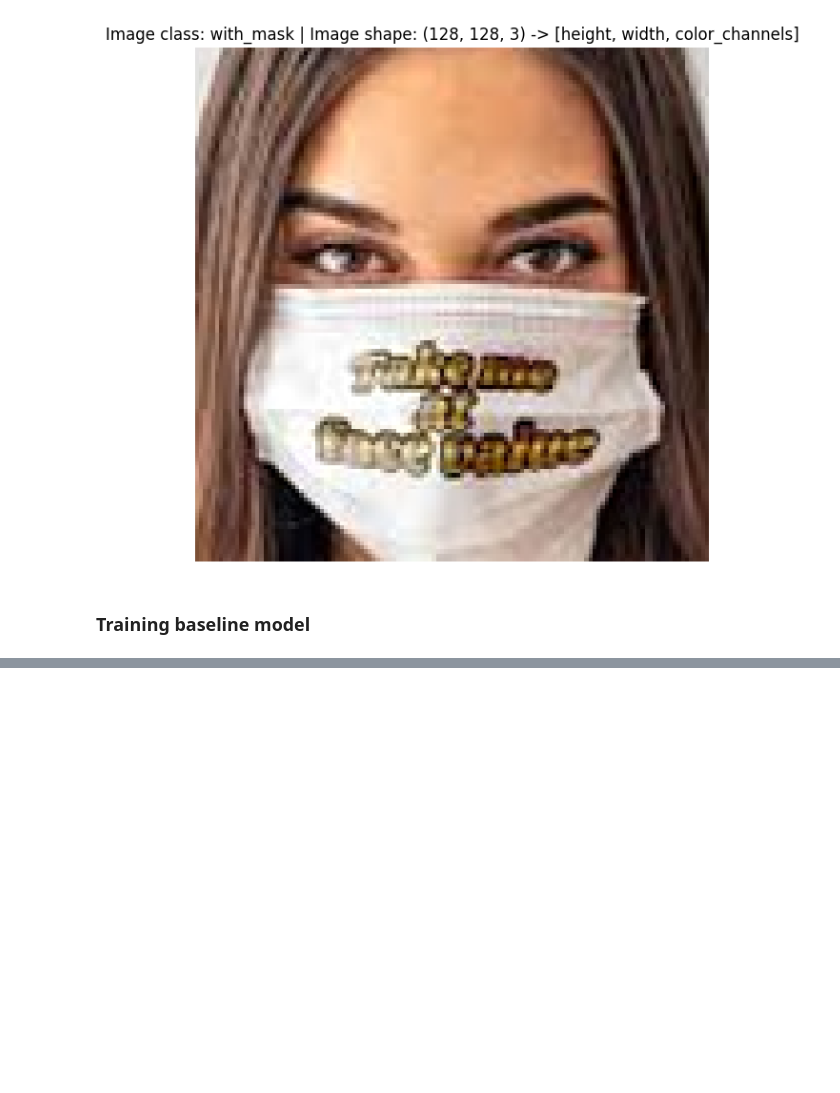
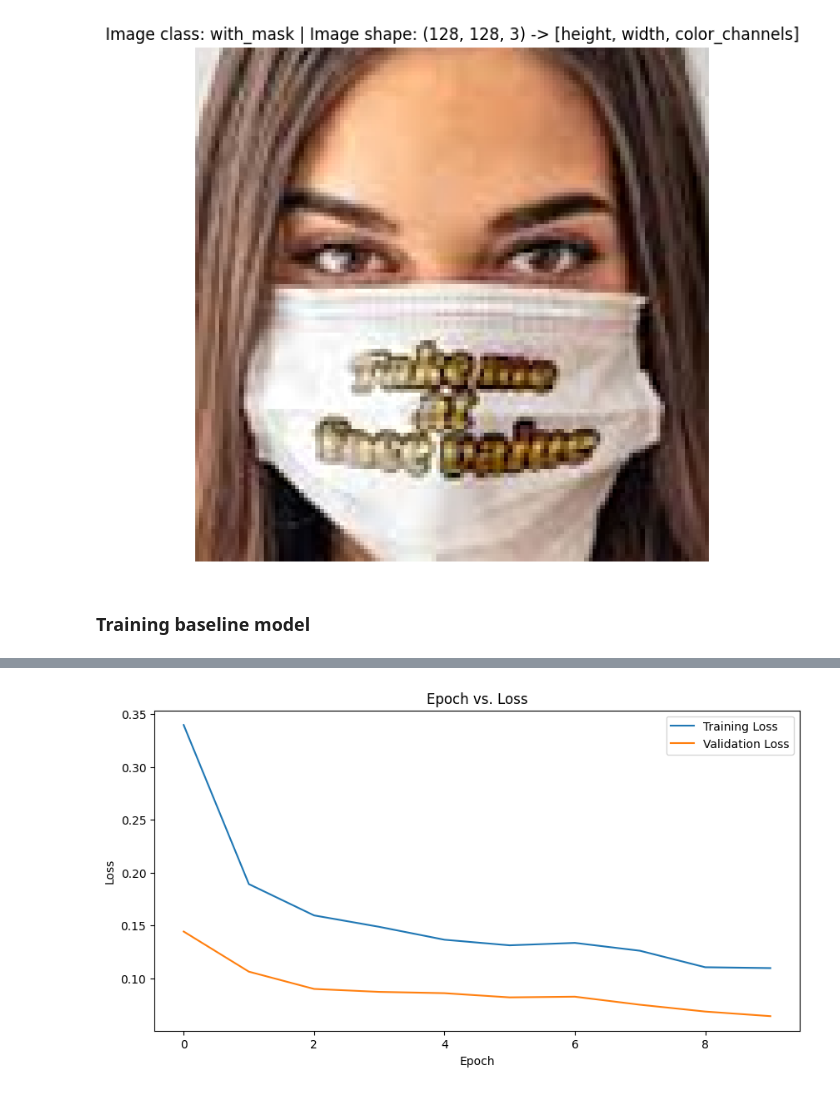
Before and after one commit to raymanhuang/YelpCamp1, a Jupyter notebook: APS360.ipynb, the cells around one changed output, grey strips where cells are left out. Cells and saved outputs as stored; diff of their text form; code cells hidden in the pictures; blank space fills up the shorter version.

```diff
--- a/APS360.ipynb
+++ b/APS360.ipynb
@@ -288,13 +262,3 @@ import torchvision.models as models
 import torchvision.transforms as transforms
 from torch.utils.data import DataLoader
 from torchvision.datasets import ImageFolder
-
-# Load the pre-trained MobileNetV2 model
-model = models.mobilenet_v2(pretrained=True)
-
-# Modify the classifier for binary classification
-model.classifier[1] = nn.Linear(model.last_channel, 2)
-
-# Loss & Optimizer
-criterion = nn.CrossEntropyLoss()
-optimizer = optim.Adam(model.parameters(), lr=0.001)
@@ -338,0 +284,56 @@ IndexError: ignored
+# %%
+ # Load the pre-trained MobileNetV2 model
+mobile_model = models.mobilenet_v2(pretrained=True)
+
+# Freeze the weights of the convolutional base
+for param in mobile_model.features.parameters():
+    param.requires_grad = False
+
+# Modify the classifier for 3 classes: No Mask, Mask, and Mask Improper
+mobile_model.classifier[1] = nn.Linear(mobile_model.last_channel, 3)
+# %%
+def train_model(model, train_loader, valid_loader, lr=0.001, num_epochs=10):
+    criterion = nn.CrossEntropyLoss()
+    optimizer = optim.Adam(model.classifier.parameters(), lr=lr)
+
+    train_losses = []
+    valid_losses = []
+
+    for epoch in range(num_epochs):
+        model.train()  # Set model to training mode
+        total_train_loss = 0.0
+        for inputs, labels in train_loader:
+            optimizer.zero_grad()
+            outputs = model(inputs)
+            loss = criterion(outputs, labels)
+            loss.backward()
+            optimizer.step()
+            total_train_loss += loss.item()
+        train_losses.append(total_train_loss / len(train_loader))
+
+        model.eval()  # Set model to evaluation mode
+        total_valid_loss = 0.0
+        with torch.no_grad():
+            for inputs, labels in valid_loader:
+                outputs = model(inputs)
+                loss = criterion(outputs, labels)
+                total_valid_loss += loss.item()
+        valid_losses.append(total_valid_loss / len(valid_loader))
+
+        print(f"Epoch [{epoch+1}/{num_epochs}], Train Loss: {train_losses[-1]:.4f}, Valid Loss: {valid_losses[-1]:.4f}")
+
+    # Plotting the training and validation loss
+    plt.figure(figsize=(10, 5))
+    plt.plot(train_losses, label='Training Loss')
+    plt.plot(valid_losses, label='Validation Loss')
+    plt.title('Epoch vs. Loss')
+    plt.xlabel('Epoch')
+    plt.ylabel('Loss')
+    plt.legend()
+    plt.show()
+
+    return model
+
+# Call the function
+trained_model = train_model(mobile_model, train_loader, valid_loader, lr=0.001, num_epochs=10)
+# %% [output]
@@ -338,0 +350 @@ IndexError: ignored
+[figure, added]
```
Also changed, not shown: parts of 9 cells of this notebook.
